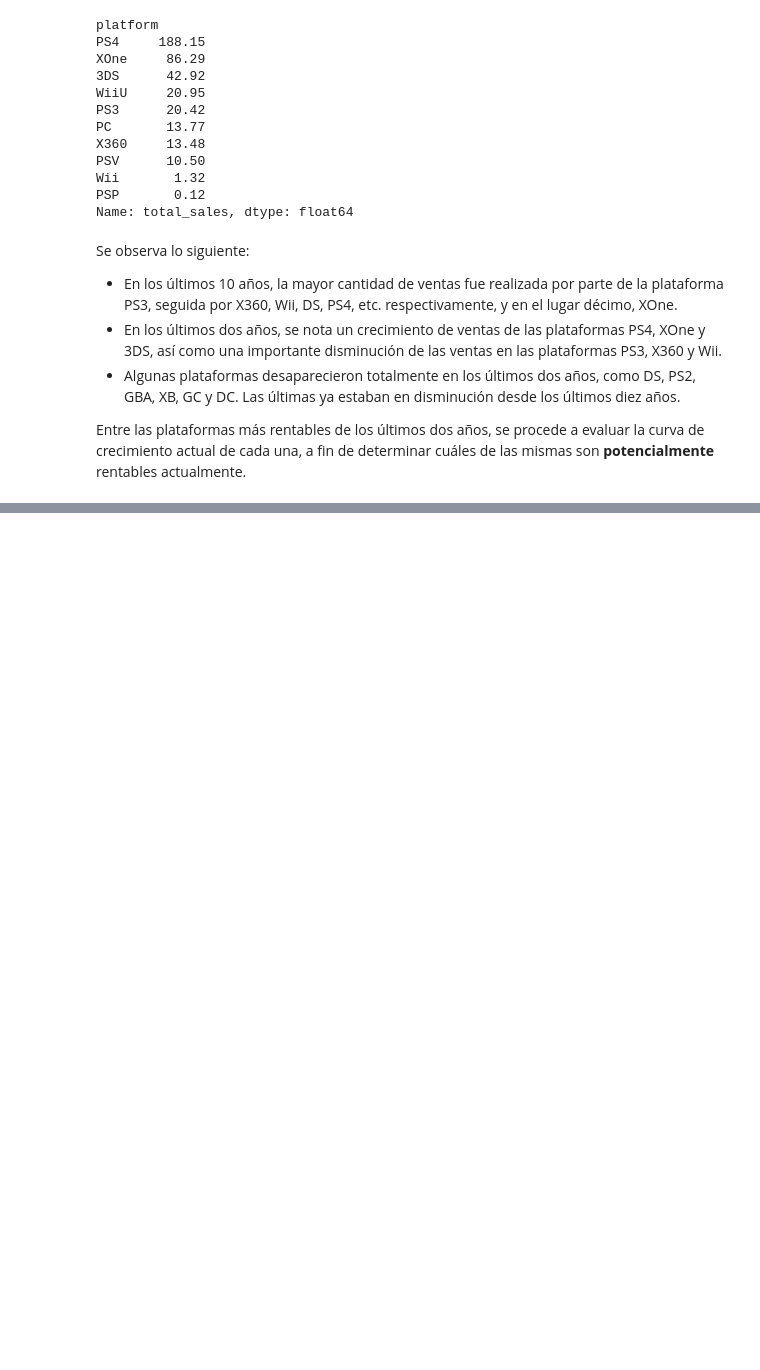
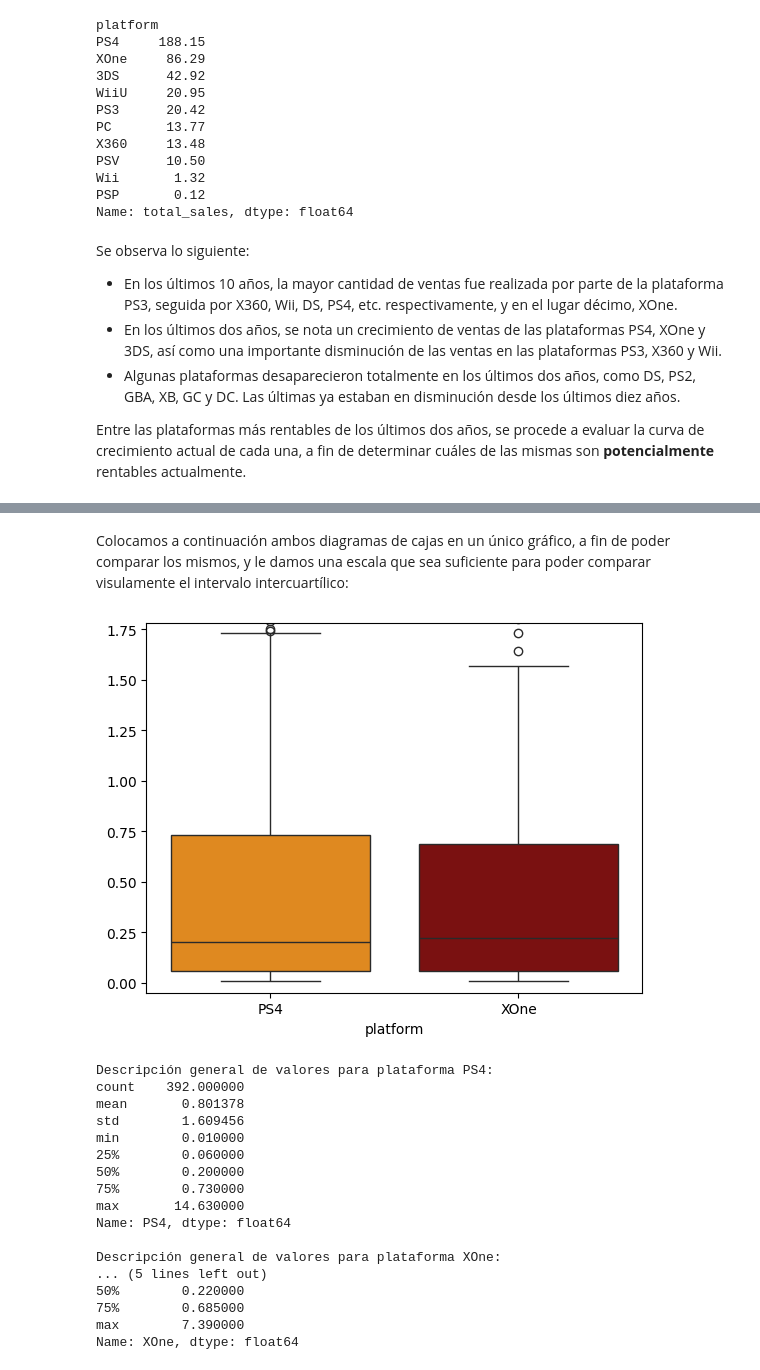
Before and after one commit to EmilioGonzalez29/TT-Project-S6, a Jupyter notebook: project.ipynb, the cells around one changed output, grey strips where cells are left out. Cells and saved outputs as stored; diff of their text form; code cells hidden in the pictures; blank space fills up the shorter version.

```diff
--- a/project.ipynb
+++ b/project.ipynb
@@ -680,0 +735,32 @@ Entre las plataformas más rentables de los últimos dos años, se procede a eva
+# %% [markdown]
+Colocamos a continuación ambos diagramas de cajas en un único gráfico, a fin de poder comparar los mismos, y le damos una escala que sea suficiente para poder comparar visulamente el intervalo intercuartílico:
+# %%
+sales_ps4_xone = df_use.query('platform == "PS4" or platform == "XOne"').pivot_table(index='name', columns='platform', values='total_sales', aggfunc='sum')
+colors = ['#FF8C00', '#8B0000']
+sns.boxplot(data=sales_ps4_xone, palette=colors)
+plt.ylim(-0.05, 1.78)
+plt.show()
+print()
+print('Descripción general de valores para plataforma PS4:')
+print(sales_ps4_xone['PS4'].describe(), '\n')
+print('Descripción general de valores para plataforma XOne:')
+print(sales_ps4_xone['XOne'].describe())
+# %% [output]
+[figure, added]
+Descripción general de valores para plataforma PS4:
+count    392.000000
+mean       0.801378
+std        1.609456
+min        0.010000
+25%        0.060000
+50%        0.200000
+75%        0.730000
+max       14.630000
+Name: PS4, dtype: float64
+
+Descripción general de valores para plataforma XOne:
+... (5 lines left out)
+50%        0.220000
+75%        0.685000
+max        7.390000
+Name: XOne, dtype: float64
```
Also changed, not shown: parts of 19 cells of this notebook.
